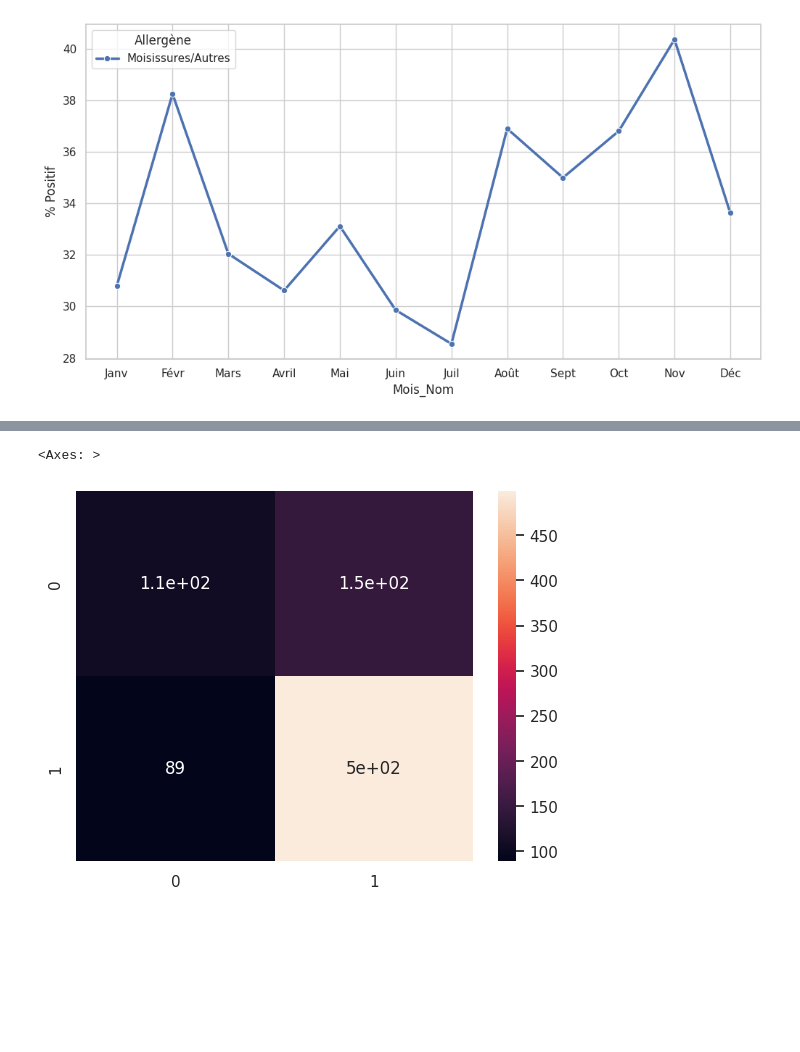
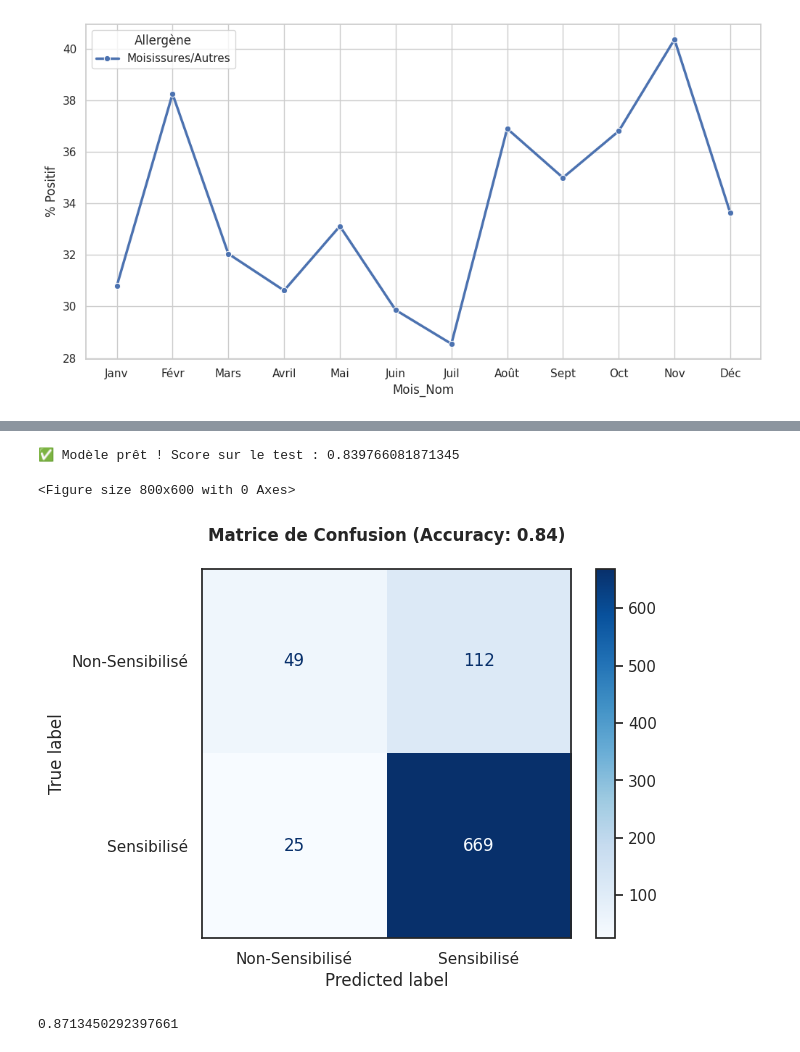
Before and after one commit to IngeaJeanOlivier/Allergies, a Jupyter notebook: notebooks/nb_edith.ipynb, the cells around one changed output, grey strips where cells are left out. Saved outputs shown, nothing was run; the diff lists cells and outputs as text; code cells hidden in the pictures; blank space fills up the shorter version.

```diff
--- a/notebooks/nb_edith.ipynb
+++ b/notebooks/nb_edith.ipynb
@@ -6,7 +6,7 @@ import seaborn as sns
 import matplotlib.pyplot as plt
 # %%
 #chargement du fichier principal
-df = pd.read_csv("../data/allergen_chip.csv", sep=";")
+df = pd.read_csv("../data/allergies.csv")
 
 #chargement du dictionnaire
 df_dict = pd.read_csv("../data/dictionnaire_allergen.csv", sep=";", encoding="utf-8")
@@ -705,3 +715,19 @@ analyser_saisonnalite_allergenes(
 [figure]
 # %%
 # Comparer les pollens (saisonnier) vs les acariens (stable toute l'année)
+# %%
+left_columns = []
+all_cols = df_resultat_complet.columns.tolist()
+
+right_columns = []
+for i in range(16, 19):
+    right_columns.append(all_cols[i])
+
+right_columns
+
+
+# Taking columns from the left hand, but not the row-id neither the Patient_ID:
+for i in range(1, 15):
+    left_columns.append(all_cols[i])
+
+left_columns
@@ -729,10 +794,46 @@ ValueError: could not convert string to float: 'XPW0289'
+# %%
+# 7. Entraînement
+lr = LogisticRegression(max_iter=1000)
+lr.fit(X_train_scaled, y_train)
+
+print("✅ Modèle prêt ! Score sur le test :", lr.score(X_test_scaled, y_test))
+# %% [output]
+✅ Modèle prêt ! Score sur le test : 0.839766081871345
 # %%
+from sklearn.metrics import classification_report, confusion_matrix, roc_curve, auc, ConfusionMatrixDisplay
+
 #La Matrice de Confusion
 #Pour montrer les "Vrais Positifs" (prédictions correctes d'allergie) et les "Faux Positifs" (erreurs du modèle)
-sns.heatmap(confusion_matrix(ytest, ypred), annot=True)
+# 1. Calcul de la matrice
+y_pred = lr.predict(X_test_scaled)
+cm = confusion_matrix(y_test, y_pred)
+
+# 2. Affichage graphique
+plt.figure(figsize=(8, 6))
+sns.set_theme(style="white") # Fond propre pour la matrice
+
+disp = ConfusionMatrixDisplay(confusion_matrix=cm, display_labels=['Non-Sensibilisé', 'Sensibilisé'])
+disp.plot(cmap='Blues', values_format='d')
+
+plt.title(f"Matrice de Confusion (Accuracy: {lr.score(X_test_scaled, y_test):.2f})",
+          weight='bold', pad=20)
+plt.grid(False) # On enlève la grille pour la lisibilité
+plt.show()
 # %% [output]
-<Axes: >
+<Figure size 800x600 with 0 Axes>
-[figure, old version]
+[figure, new version]
+# %%
+from sklearn.ensemble import RandomForestClassifier
+
+rfc = RandomForestClassifier()
+
+rfc.fit(X=X_train, y=y_train)
+
+score = rfc.score(X=X_test, y=y_test)
+
+print(score)
+# %% [output]
+0.8713450292397661
 # %%
 modele = RandomForestClassifier(n_estimators=100, random_state=42)
 
```
Also changed, not shown: parts of 14 cells of this notebook, 1 other file.
